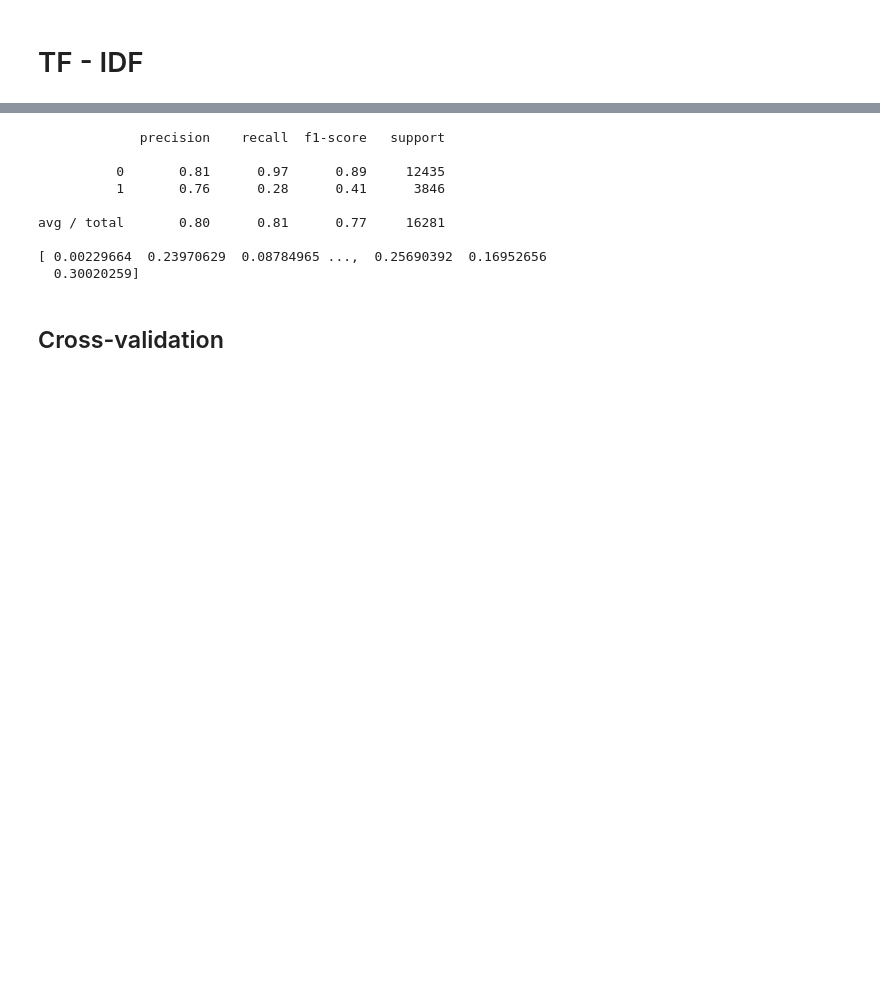
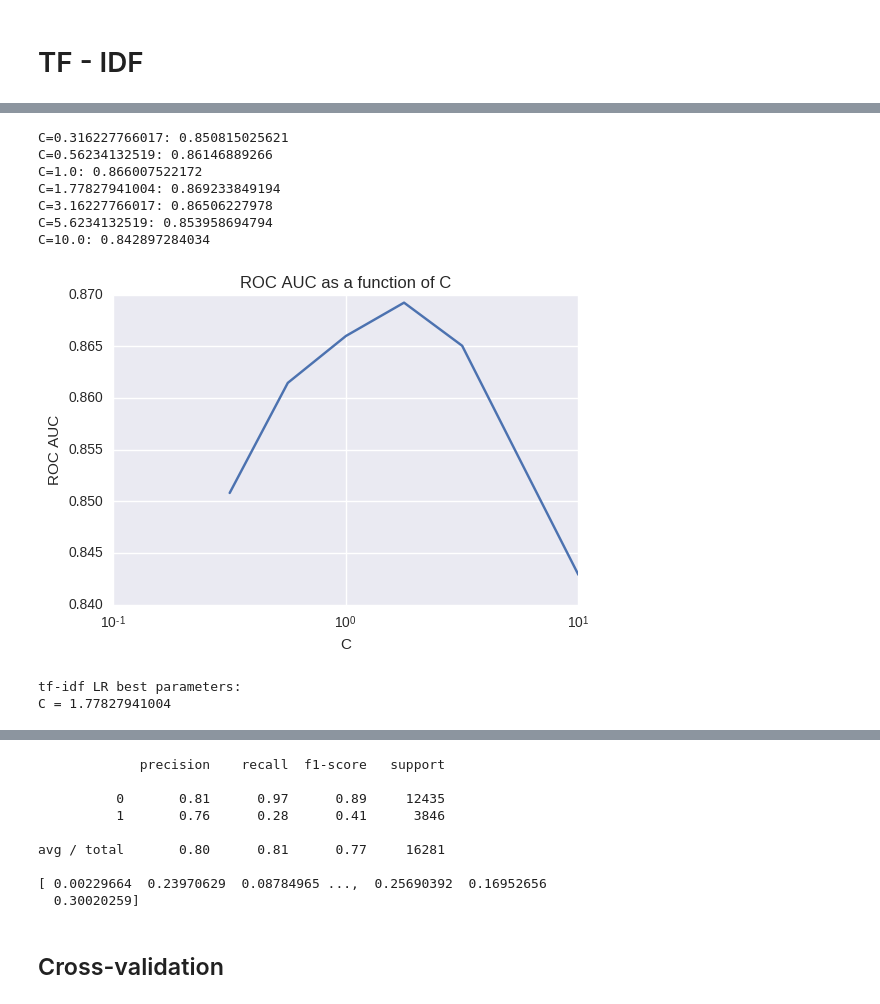
Before and after one commit to liadwg/DMProject, a Jupyter notebook: DataMiningProject200116.ipynb, the cells around one changed output, grey strips where cells are left out. Drawn from its saved outputs; the diff is of its cells as text; code cells hidden in the pictures; blank space fills up the shorter version.

```diff
--- a/DataMiningProject200116.ipynb
+++ b/DataMiningProject200116.ipynb
@@ -757,0 +522,24 @@ predicted_probs = logreg.predict_proba(oh_test_data)
+# %%
+cv_scores = []
+for c in np.logspace(-0.5,1, num=7):
+    res = cross_val_score(lm.LogisticRegression(penalty="l1", C=c), tfidf_train, train_labels, cv=10, scoring='roc_auc')
+    print "C=%s: %s" % (c, np.average(res))
+    cv_scores.append(np.average(res))
+
+plot_cross_val(np.logspace(-0.5,1, num=7), cv_scores)
+lr_selceted_c = np.logspace(-0.5,1, num=7)[cv_scores.index(max(cv_scores))]
+
+# Print best hyper parameters
+print "tf-idf LR best parameters:"
+print "C = %s" % lr_selceted_c
+# %% [output]
+C=0.316227766017: 0.850815025621
+C=0.56234132519: 0.86146889266
+C=1.0: 0.866007522172
+C=1.77827941004: 0.869233849194
+C=3.16227766017: 0.86506227978
+C=5.6234132519: 0.853958694794
+C=10.0: 0.842897284034
+[figure, added]
+tf-idf LR best parameters:
+C = 1.77827941004
```
Also changed, not shown: parts of 80 cells of this notebook, 1 other file.
